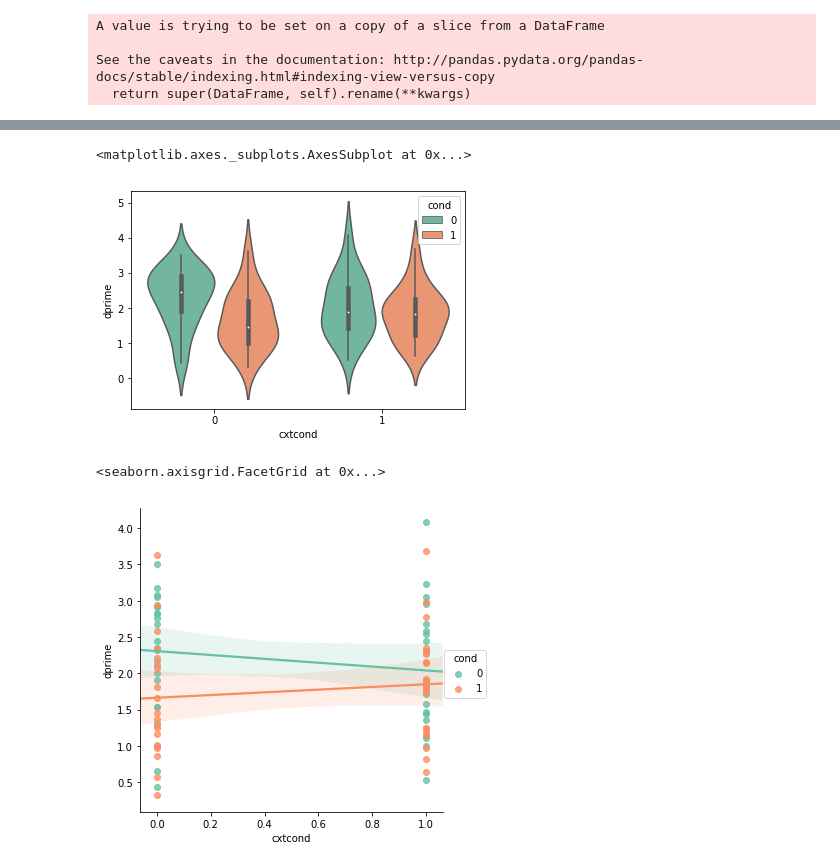
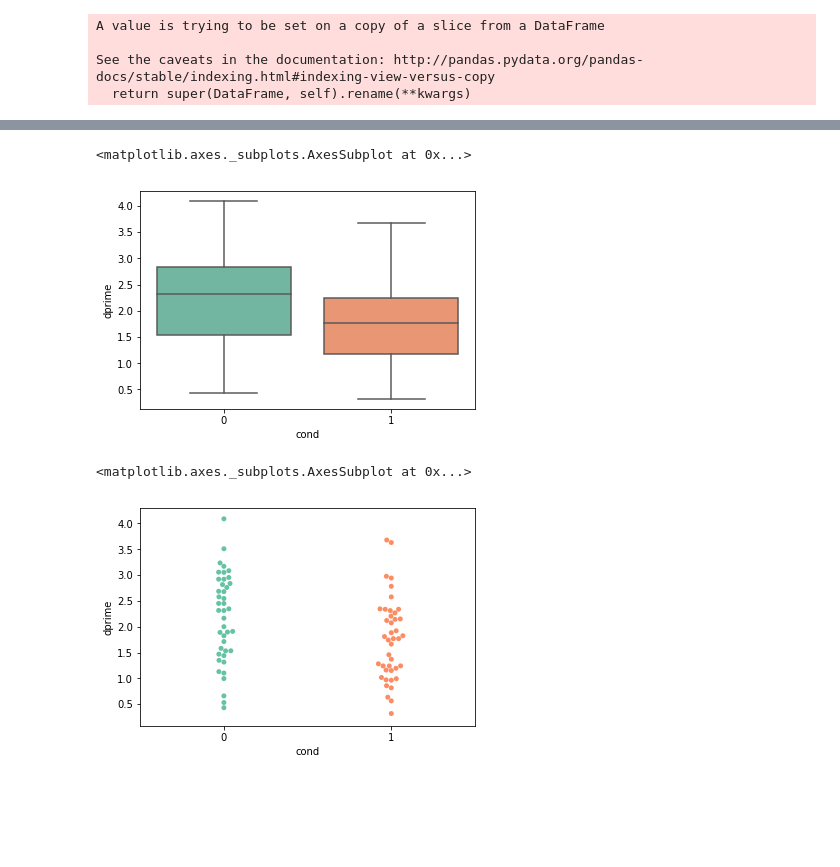
Before and after one commit to donnajobridge/data_visualizations, a Jupyter notebook: rencode/rencode_visualizations.ipynb, the cells around one changed output, grey strips where cells are left out. Drawn from its saved outputs; the diff is of its cells as text; code cells hidden in the pictures; blank space fills up the shorter version.

Commit message:
added code for rencode exp

```diff
--- a/rencode/rencode_visualizations.ipynb
+++ b/rencode/rencode_visualizations.ipynb
@@ -12,18 +12,19 @@ from sklearn.linear_model import LinearRegression
 from scipy.stats import norm
 Z = norm.ppf
 # %%
-rencode=pd.read_csv('rencode_cxtlocBEHAVEeeg.csv', header=0, usecols=['sub', 'cond', 'cxtcond', 'old/new', 'recog_answer', 'refresh_medsplit',
+rencode=pd.read_csv('data/rencode_cxtlocBEHAVEeeg.csv', header=0, usecols=['sub', 'cond', 'cxtcond', 'old/new', 'recog_answer', 'refresh_medsplit',
        'recog confidence', 'refresh dist', 'loc1_x', 'loc1_y', 'loc2_x', 'loc2_y', 'refreshRT', 'refresh_order',
        'block', 'old/newRT', 'confidence RT'])
 rencode['old/new'].unique()
 # %% [output]
 array(['old', 'new'], dtype=object)
 # %%
-rencode['cxtcond']=cxt=rencode['cxtcond'].map({'cxtA':0, 'cxtB':1})
+# rencode['cxtcond']=cxt=rencode['cxtcond'].map({'cxtA':0, 'cxtB':1})
+# rencode['refresh_medsplit']=rencode['refresh_medsplit'].map({'close':0, 'far':1})
+# rencode['recog confidence']=rencode['recog confidence'].map({'low':0, 'medium':1, 'high':2})
+# rencode['cond']=rencode['cond'].map({'active':0, 'passive':1})
+
 rencode['old/new']=rencode['old/new'].map({'old':0, 'new':1})
 rencode['recog_answer']=rencode['recog_answer'].map({'old resp':0, 'new resp':1})
-rencode['refresh_medsplit']=rencode['refresh_medsplit'].map({'close':0, 'far':1})
-rencode['recog confidence']=rencode['recog confidence'].map({'low':0, 'medium':1, 'high':2})
-rencode['cond']=rencode['cond'].map({'active':0, 'passive':1})
 rencode['accuracy']=rencode['old/new']==rencode['recog_answer']
 rencode['accuracy']=rencode['accuracy'].map({False:0, True:1})
@@ -29,0 +125,23 @@ rencode['accuracy']=rencode['accuracy'].map({False:0, True:1})
+# %%
+score_list = []
+for row, ldf in rencode.groupby(by=['sub','cond']):
+    sub, cond = row
+    scores = {}
+    trialtype = ldf['old/new']
+    resp = ldf['recog_answer']
+
+    cm=confusion_matrix(trialtype, resp)
+    cm = cm.astype('float') / cm.sum(axis=1)[:, np.newaxis]
+#     sns.heatmap(cm, cmap='Blues', annot=True, fmt='g', vmin=0, vmax=.8)
+#     plt.title(cond)
+#     plt.show()
+
+    score_funcs = [('recall', recall_score), ('precision', precision_score), ('f1', f1_score)]
+    for fun_name, fun in score_funcs:
+        score = fun(trialtype, resp)
+        scores[fun_name] = score
+    scores['cond'] = cond
+    scores['sub'] = sub
+    score_list.append(scores)
+scoresdf=pd.DataFrame(score_list)
+scoresdf
@@ -118,10 +285,10 @@ for ind, row in old_new_means.iterrows():
 # %%
-sns.violinplot(x='cxtcond', y='dprime', hue='cond', data=old_new_means, palette='Set2')
+sns.boxplot(x='cond', y='dprime', data=old_new_means, palette='Set2')
 # %% [output]
 <matplotlib.axes._subplots.AxesSubplot at 0x...>
-[figure, old version]
+[figure, new version]
 # %%
-sns.lmplot(x='cxtcond', y='dprime', hue='cond', data=old_new_means, palette='Set2')
+sns.swarmplot(x='cond', y='dprime', data=old_new_means, palette='Set2')
 # %% [output]
-<seaborn.axisgrid.FacetGrid at 0x...>
+<matplotlib.axes._subplots.AxesSubplot at 0x...>
-[figure, old version]
+[figure, new version]
```
Also changed, not shown: parts of 10 cells of this notebook, 41 other files.
